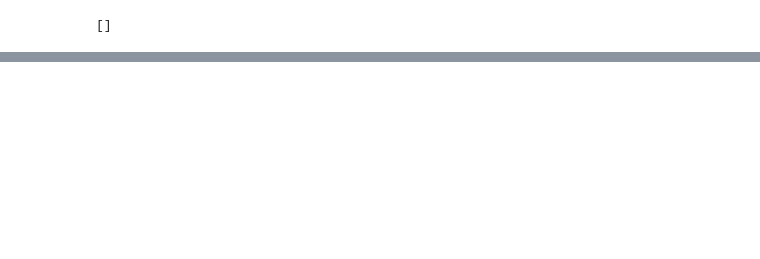
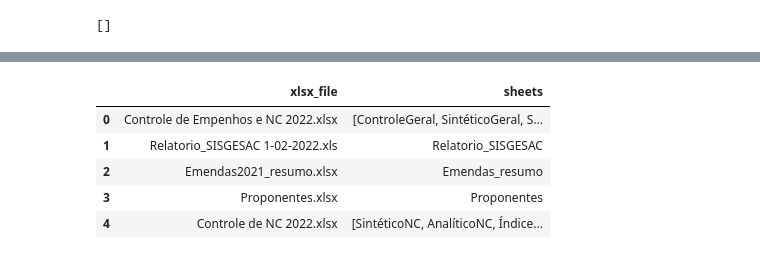
Before and after one commit to robertomdiniz5/Projeto-Controle-Financeiro-GESAC, a Jupyter notebook: controle_financeiro_gesac.ipynb, the cells around one changed output, grey strips where cells are left out. Saved outputs shown, nothing was run; the diff lists cells and outputs as text; code cells hidden in the pictures; blank space fills up the shorter version.

```diff
--- a/controle_financeiro_gesac.ipynb
+++ b/controle_financeiro_gesac.ipynb
@@ -468,0 +454,9 @@ df_nk.iloc[-50:]
+# %%
+df_xlsx
+# %% [output]
+|  | xlsx_file | sheets |
+| 0 | Controle de Empenhos e NC 2022.xlsx | [ControleGeral, SintéticoGeral, S... |
+| 1 | Relatorio_SISGESAC 1-02-2022.xls | Relatorio_SISGESAC |
+| 2 | Emendas2021_resumo.xlsx | Emendas_resumo |
+| 3 | Proponentes.xlsx | Proponentes |
+| 4 | Controle de NC 2022.xlsx | [SintéticoNC, AnalíticoNC, Índice... |
```
Also changed, not shown: parts of 15 cells of this notebook, 11 other files.
